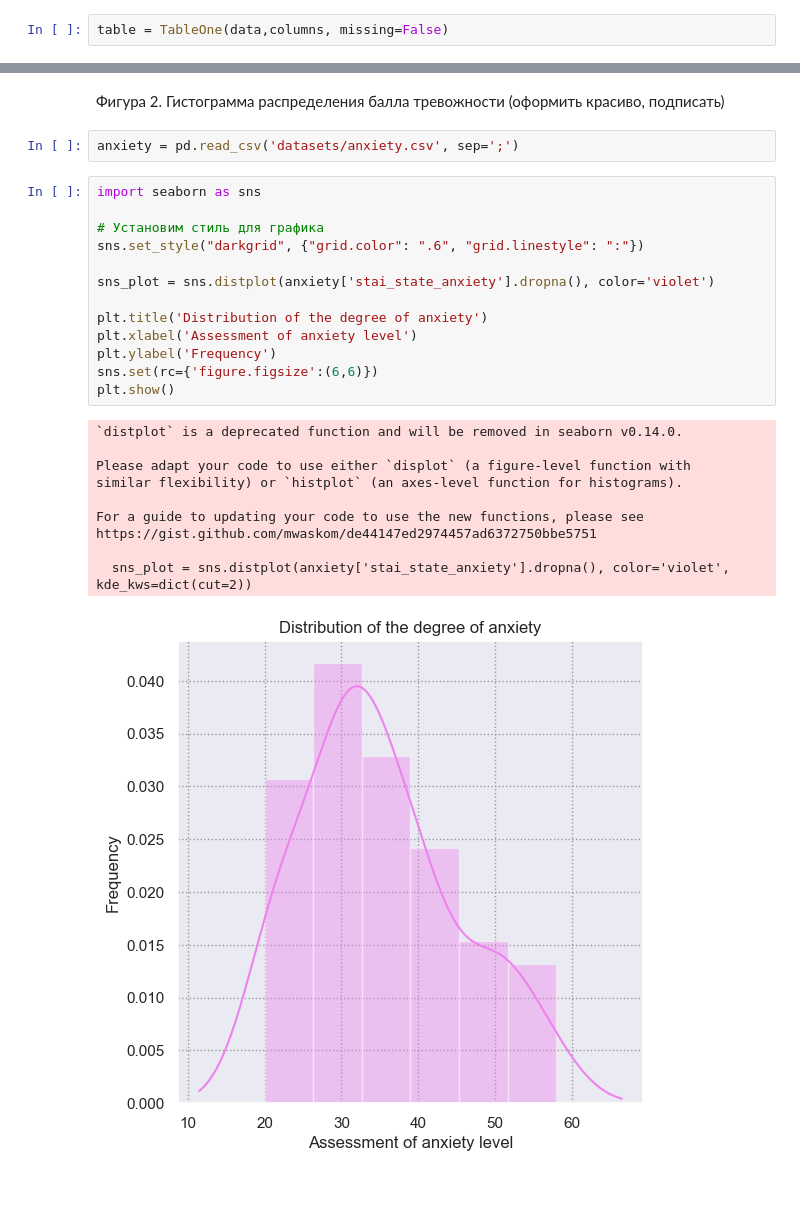
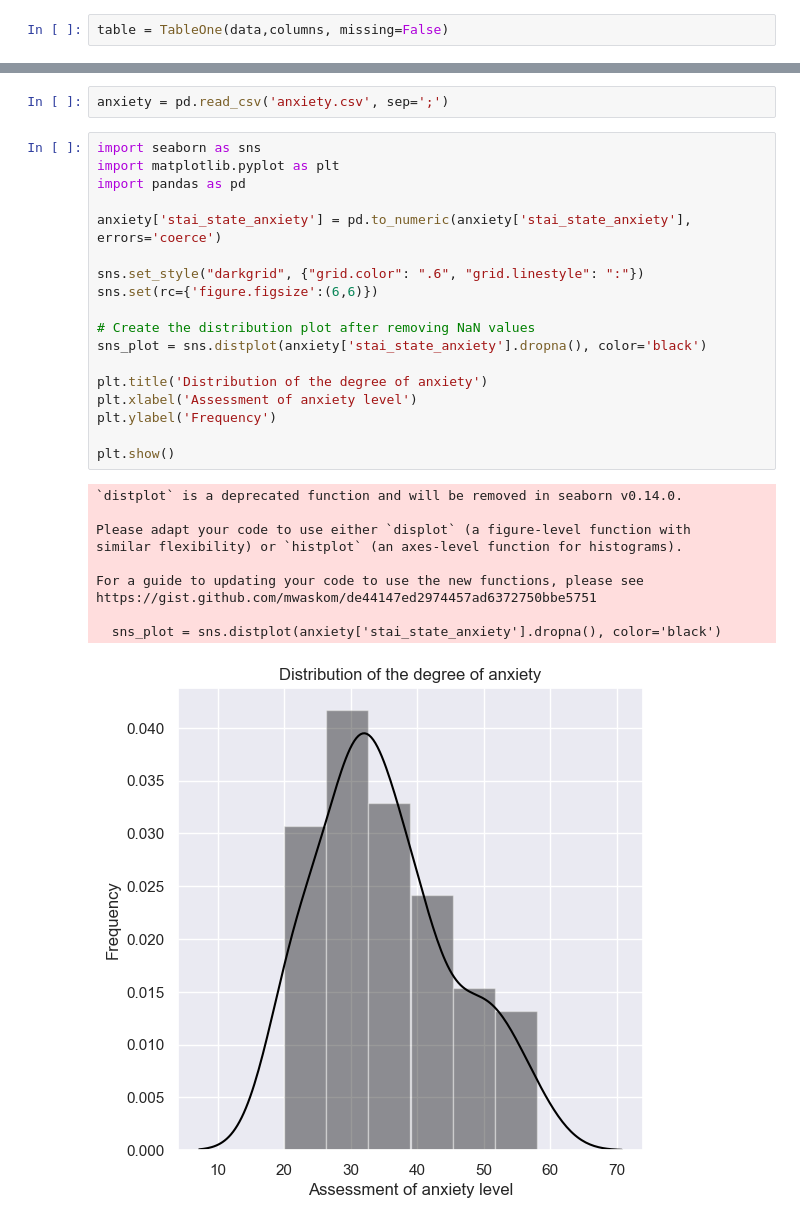
Before and after one commit to tofickbrodaga/science-data, a Jupyter notebook: table.ipynb, the cells around one changed output, grey strips where cells are left out. Cells and saved outputs as stored; diff of their text form; blank space fills up the shorter version.

```diff
--- a/table.ipynb
+++ b/table.ipynb
@@ -77,31 +46,34 @@ Haplotypes for rs17602729:
-# %% [markdown]
-Фигура 2. Гистограмма распределения балла тревожности (оформить красиво, подписать)
 # %%
-anxiety = pd.read_csv('datasets/anxiety.csv', sep=';')
+anxiety = pd.read_csv('anxiety.csv', sep=';')
 # %%
 import seaborn as sns
+import matplotlib.pyplot as plt
+import pandas as pd
 
-# Установим стиль для графика
+anxiety['stai_state_anxiety'] = pd.to_numeric(anxiety['stai_state_anxiety'], errors='coerce')
+
 sns.set_style("darkgrid", {"grid.color": ".6", "grid.linestyle": ":"})
+sns.set(rc={'figure.figsize':(6,6)})
 
-sns_plot = sns.distplot(anxiety['stai_state_anxiety'].dropna(), color='violet')
+# Create the distribution plot after removing NaN values
+sns_plot = sns.distplot(anxiety['stai_state_anxiety'].dropna(), color='black')
 
 plt.title('Distribution of the degree of anxiety')
 plt.xlabel('Assessment of anxiety level')
 plt.ylabel('Frequency')
-sns.set(rc={'figure.figsize':(6,6)})
+
 plt.show()
 # %% [output]
 `distplot` is a deprecated function and will be removed in seaborn v0.14.0.
 
 Please adapt your code to use either `displot` (a figure-level function with
 similar flexibility) or `histplot` (an axes-level function for histograms).
 
 For a guide to updating your code to use the new functions, please see
 https://gist.github.com/mwaskom/de44147ed2974457ad6372750bbe5751
 
-  sns_plot = sns.distplot(anxiety['stai_state_anxiety'].dropna(), color='violet', kde_kws=dict(cut=2))
+  sns_plot = sns.distplot(anxiety['stai_state_anxiety'].dropna(), color='black')
-[figure, old version]
+[figure, new version]
 # %%
 sns.histplot(
     anxiety['stai_state_anxiety'], kde=True,
```
Also changed, not shown: parts of 13 cells of this notebook, 4 other files.
